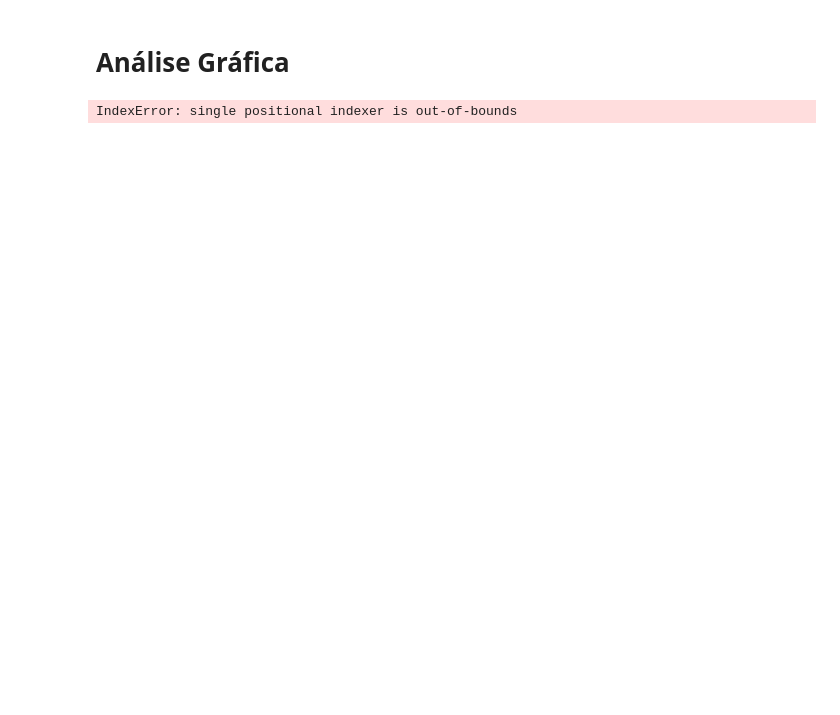
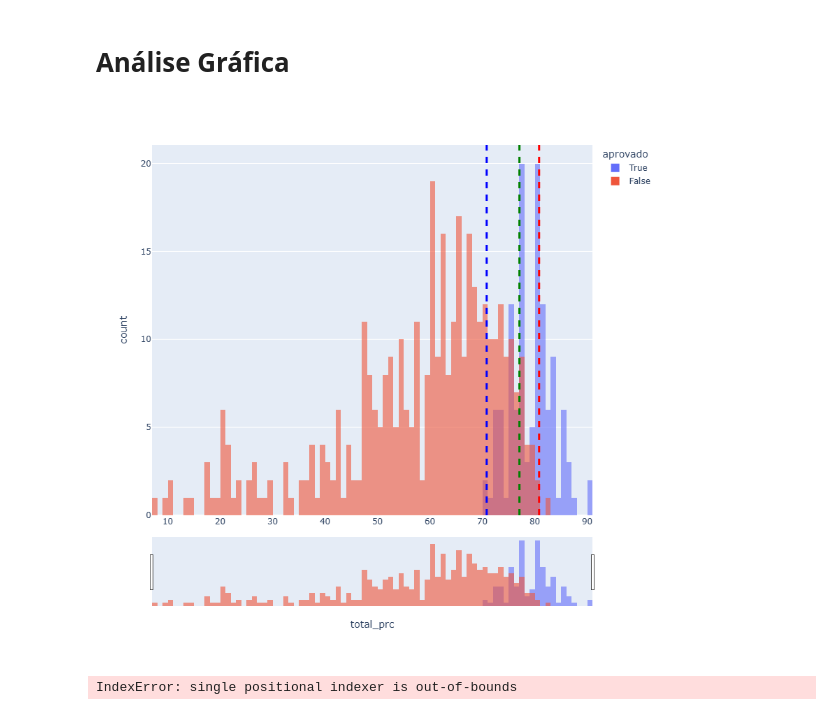
Before and after one commit to scarlosfreitas/devcontainer_langchain, a Jupyter notebook: notebooks/olho_na_vaga/analise_sefaz_mt.ipynb, the cells around one changed output. Saved outputs shown, nothing was run; the diff lists cells and outputs as text; code cells hidden in the pictures; blank space fills up the shorter version.

```diff
--- a/notebooks/olho_na_vaga/analise_sefaz_mt.ipynb
+++ b/notebooks/olho_na_vaga/analise_sefaz_mt.ipynb
@@ -255,34 +298,36 @@ fig = px.histogram(
     df_fig,
     x="total_prc",
     color="aprovado",
     barmode='overlay',  # Este é o comando chave
     opacity=0.6,        # Opacidade para conseguir enxergar a sobreposição
     nbins=10)
 
 # Se o total é 100 e você quer 50 bins, o size é 2
 fig.update_traces(xbins=dict(
-    size=2  # Força cada barra a ter largura 2
+    size=1  # Força cada barra a ter largura 2
 ))
 
 # Ativando o Range Slider no eixo X
 fig.update_layout(
     xaxis=dict(
         rangeslider=dict(visible=True),
         type="linear" # ou "date" para séries temporais
     )
 )
 fig.update_layout(
     height=800,  # Altura em pixels
     # width=1000   # Opcional: Largura em pixels
 )
 fig.add_vline(x=df['total_prc'].iloc[100], line_width=3, line_dash="dash", line_color="green")
 fig.add_vline(x=df['total_prc'].iloc[200], line_width=3, line_dash="dash", line_color="blue")
 # fig.add_vline(x=df['total_prc'].iloc[300], line_width=3, line_dash="dash", line_color="orange")
 # fig.add_vline(x=df['total_prc'].iloc[500], line_width=3, line_dash="dash", line_color="yellow")
 fig.add_vline(x=df[df_provas['usuario'] == 'cf_auditor']['total_prc'].iloc[0], line_width=3, line_dash="dash", line_color="red")
 
 
 fig.show()
+# %% [output]
+[figure, added]
 # %%
 import plotly.express as px
 
```
Also changed, not shown: parts of 11 cells of this notebook, 3 other files.
